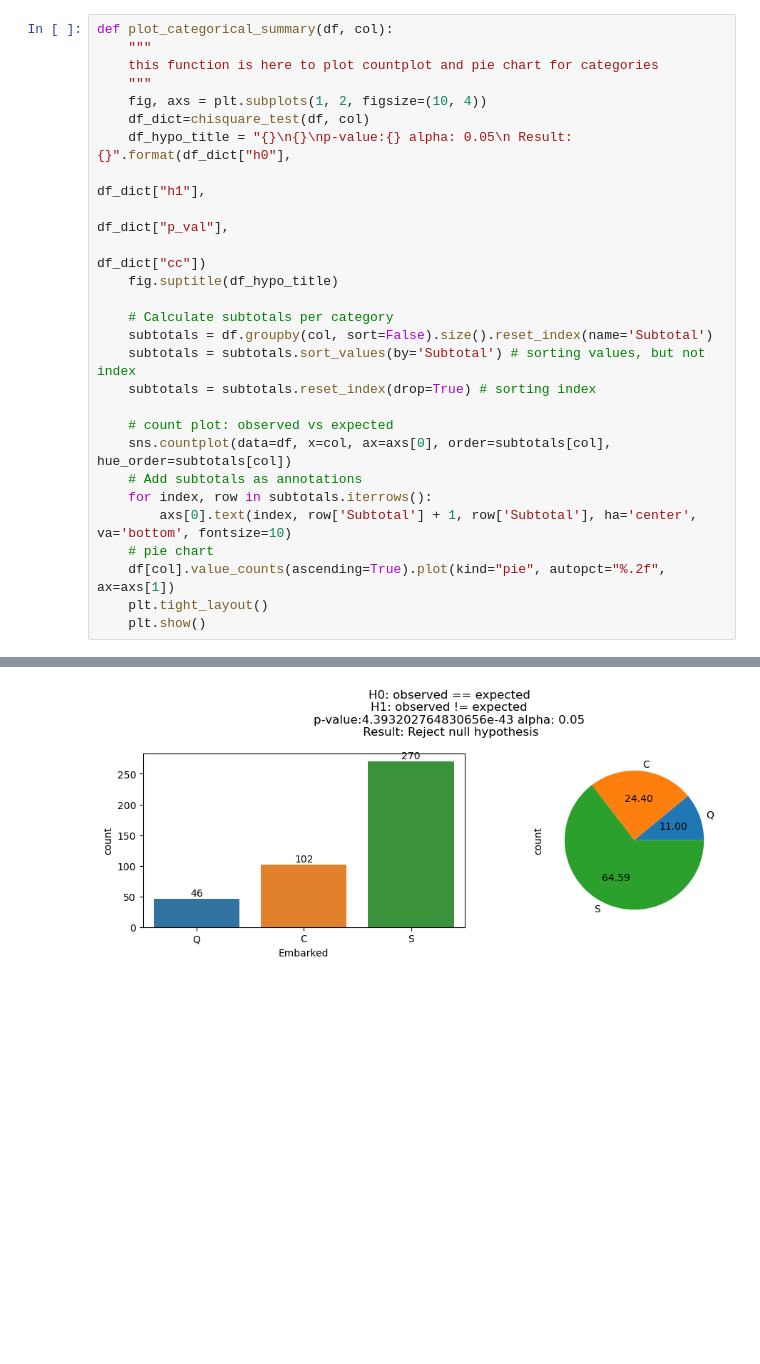
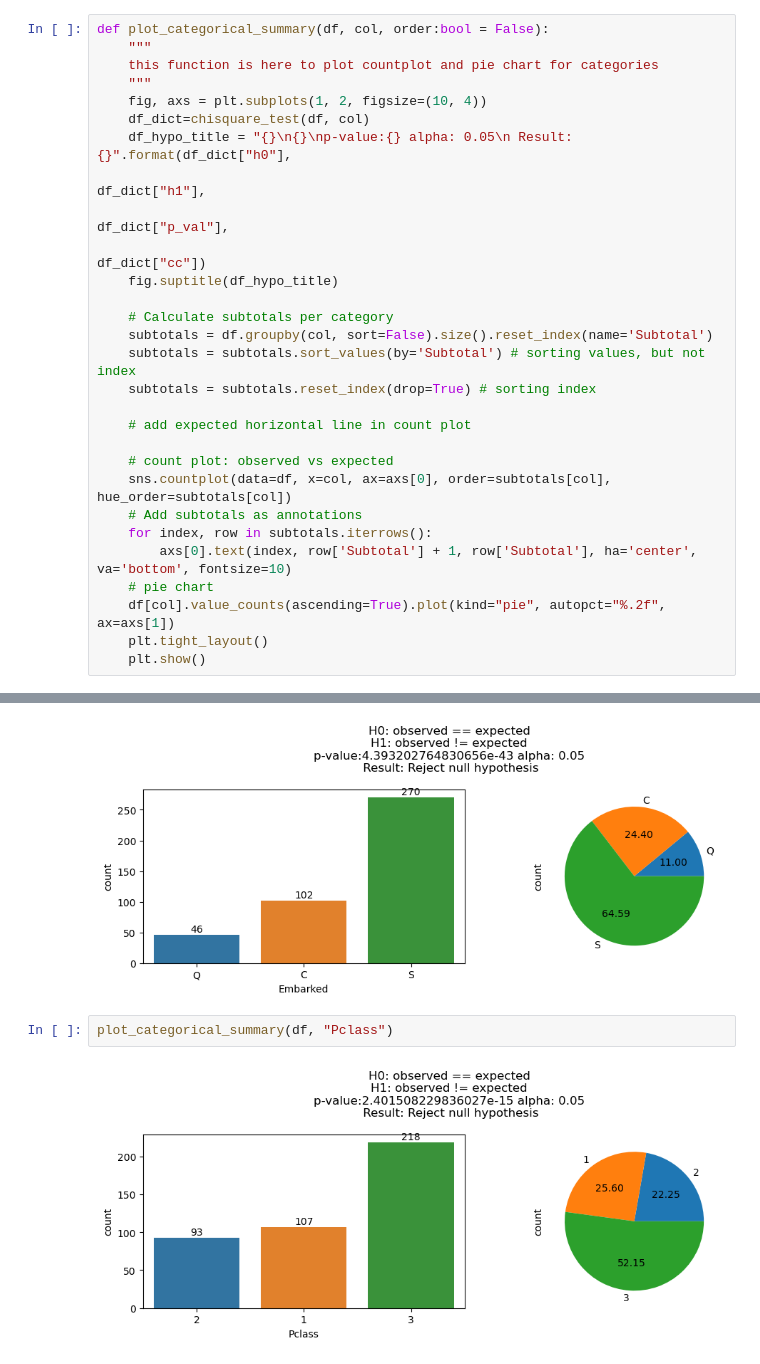
Before and after one commit to Rahul-404/Titanic_Problem_Kaggel, a Jupyter notebook: Problem_Solving_Framework/2_Exploratory_Data_Analysis.ipynb, the cells around one changed output, grey strips where cells are left out. Cells and saved outputs as stored; diff of their text form; blank space fills up the shorter version.

```diff
--- a/Problem_Solving_Framework/2_Exploratory_Data_Analysis.ipynb
+++ b/Problem_Solving_Framework/2_Exploratory_Data_Analysis.ipynb
@@ -390,7 +390,7 @@ sns.countplot(data=df, x=col, order=subtotals[col])
 # %% [markdown]
 # Final Functions
 # %%
-def plot_categorical_summary(df, col):
+def plot_categorical_summary(df, col, order:bool = False):
     """
     this function is here to plot countplot and pie chart for categories
     """
@@ -407,6 +407,8 @@ def plot_categorical_summary(df, col):
     subtotals = subtotals.sort_values(by='Subtotal') # sorting values, but not index
     subtotals = subtotals.reset_index(drop=True) # sorting index
 
+    # add expected horizontal line in count plot
+
     # count plot: observed vs expected
     sns.countplot(data=df, x=col, ax=axs[0], order=subtotals[col], hue_order=subtotals[col])
     # Add subtotals as annotations
@@ -423,3 +425,7 @@ plot_categorical_summary(df, "Embarked")
 1 102
 2 270
 [figure]
+# %%
+plot_categorical_summary(df, "Pclass")
+# %% [output]
+[figure, added]
```
